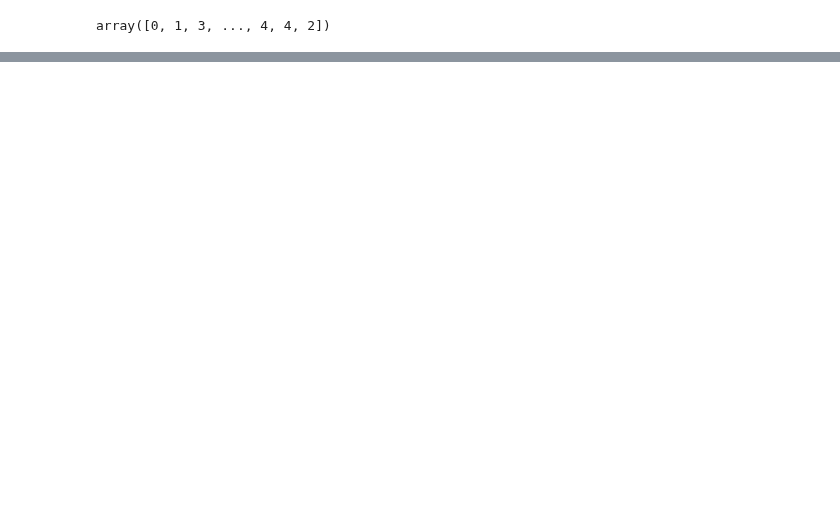
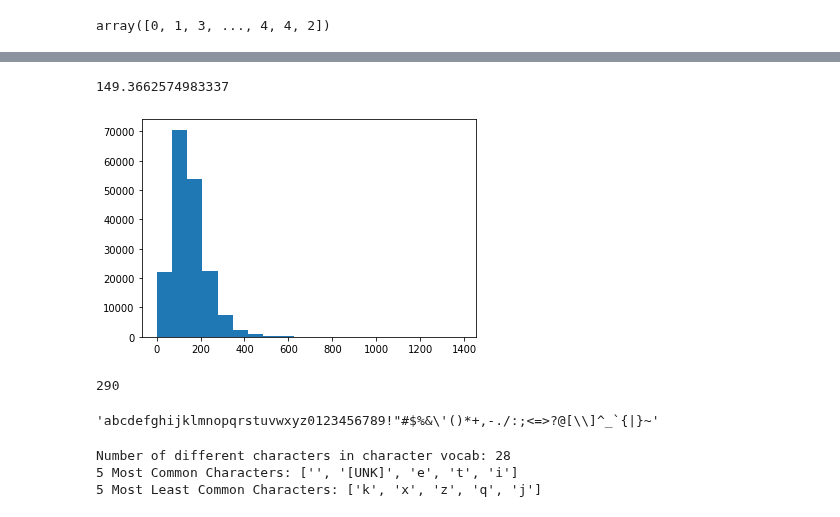
Before and after one commit to imran9891/TensorFlow, a Jupyter notebook: 09_Skimlit_NLP_Milestone_Project_2.ipynb, the cells around one changed output, grey strips where cells are left out. Cells and saved outputs as stored; diff of their text form; code cells hidden in the pictures; blank space fills up the shorter version.

Commit message:
Character level Token & Embedding created

```diff
--- a/09_Skimlit_NLP_Milestone_Project_2.ipynb
+++ b/09_Skimlit_NLP_Milestone_Project_2.ipynb
@@ -755,0 +821,25 @@ model_2_results
+# %%
+# What's the average character length?
+char_length = [len(sentence) for sentence in train_sentences] # counts lenght of all characters in a single sequence
+avg_char_length = np.mean(char_length)
+avg_char_length
+# %% [output]
+149.3662574983337
+# %%
+# Check the distribution of our sequences at a character-level
+plt.hist(char_length,bins=20);
+# %% [output]
+[figure, added]
+# %%
+# What lenght of character covers 95% of sequences in character-level sequences
+output_seq_char_len = int(np.percentile(char_length,95))
+output_seq_char_len
+# %% [output]
+290
+# %%
+# Get all keyboard characters
+import string
+aplhabet = string.ascii_lowercase + string.digits + string.punctuation
+aplhabet
+# %% [output]
+'abcdefghijklmnopqrstuvwxyz0123456789!"#$%&\'()*+,-./:;<=>?@[\\]^_`{|}~'
@@ -755,0 +856,10 @@ model_2_results
+# %%
+# Check character vocab stats
+char_vocab = char_vectorizer.get_vocabulary()
+print(f"Number of different characters in character vocab: {len(char_vocab)}")
+print(f"5 Most Common Characters: {char_vocab[:5]}")
+print(f"5 Most Least Common Characters: {char_vocab[-5:]}")
+# %% [output]
+Number of different characters in character vocab: 28
+5 Most Common Characters: ['', '[UNK]', 'e', 't', 'i']
+5 Most Least Common Characters: ['k', 'x', 'z', 'q', 'j']
```
Also changed, not shown: parts of 40 cells of this notebook.
